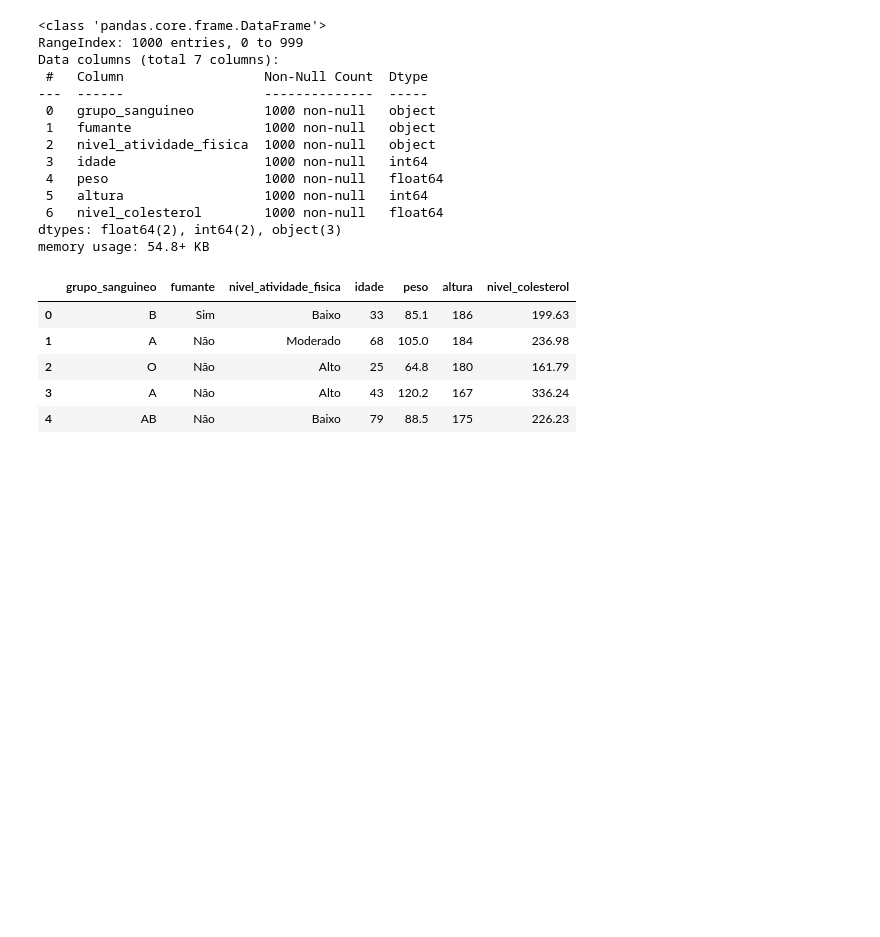
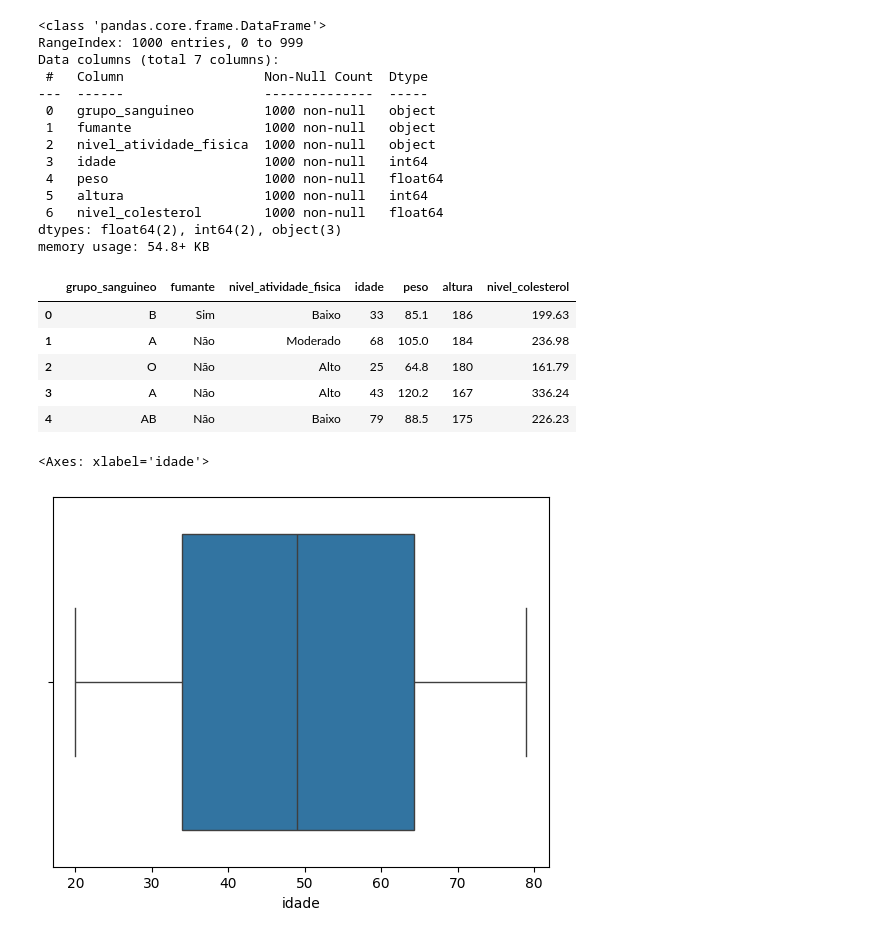
Before and after one commit to soaresmilton/rocketseat_regressao_linear_multipla, a Jupyter notebook: modelo_colesterol.ipynb, the cells around one changed output. Cells and saved outputs as stored; diff of their text form; code cells hidden in the pictures; blank space fills up the shorter version.

Commit message:
Tratamento de outliers

```diff
--- a/modelo_colesterol.ipynb
+++ b/modelo_colesterol.ipynb
@@ -136,3 +136,9 @@ df_colesteral_eda.head()
 | 2 | O | Não | Alto | 25 | 64.8 | 180 | 161.79 |
 | 3 | A | Não | Alto | 43 | 120.2 | 167 | 336.24 |
 | 4 | AB | Não | Baixo | 79 | 88.5 | 175 | 226.23 |
+# %%
+# Tratamento de Outliers - Verificando Idade
+sns.boxplot(data=df_colesteral_eda, x='idade')
+# %% [output]
+<Axes: xlabel='idade'>
+[figure, added]
```
Also changed, not shown: parts of 6 cells of this notebook.
